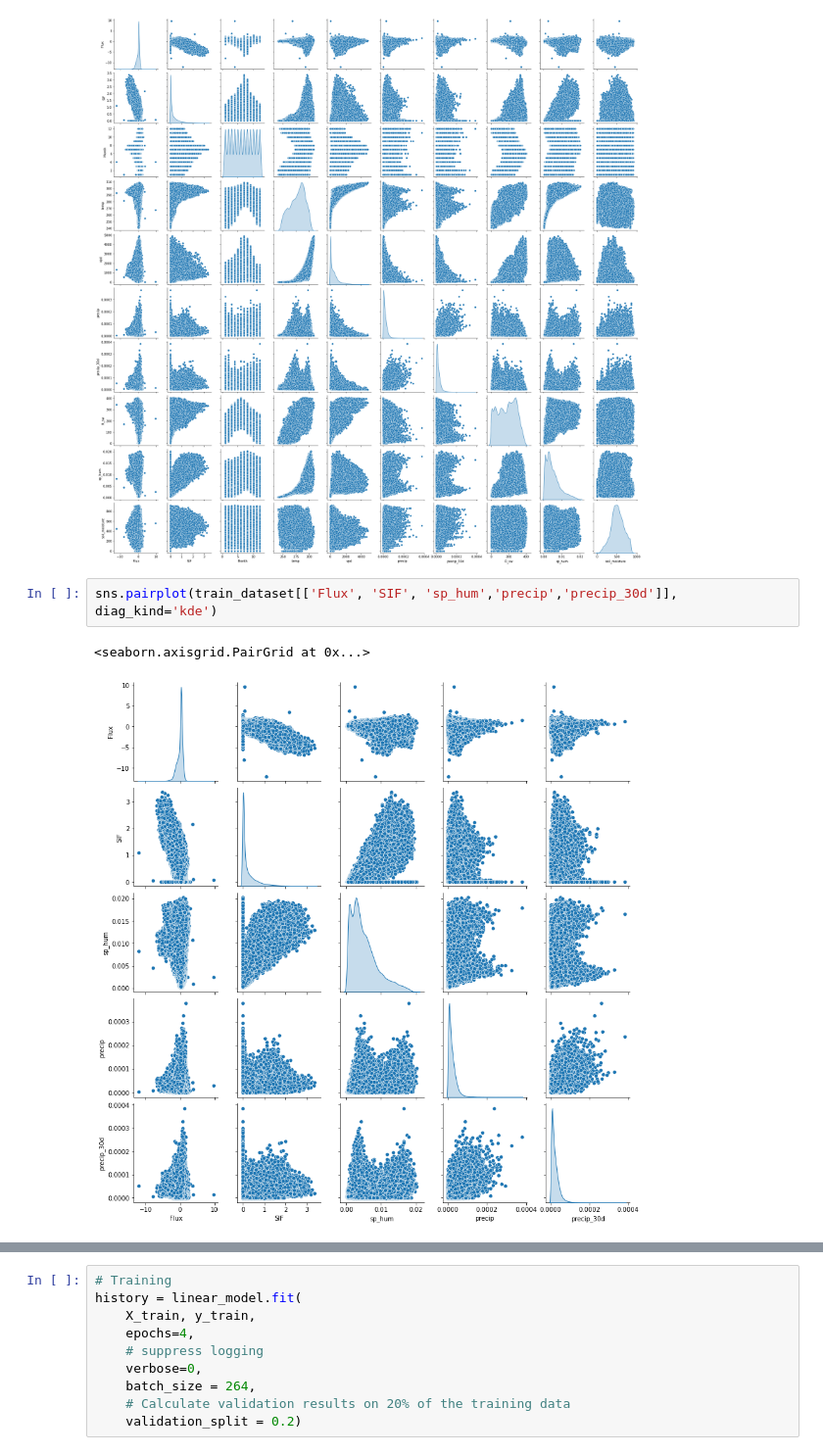
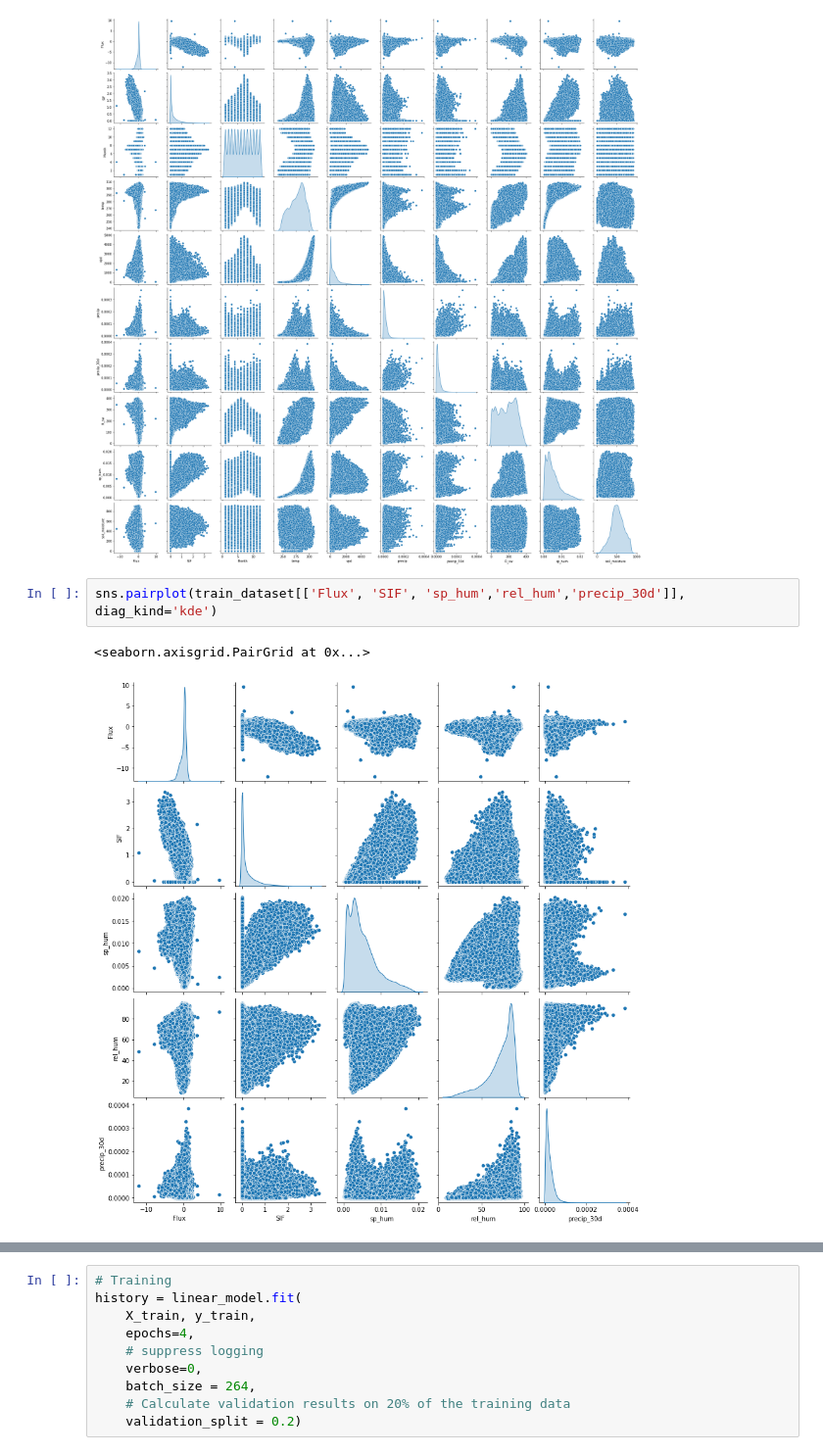
Before and after one commit to ypshiga/Neural_tutorial, a Jupyter notebook: NN_sandbox.ipynb, the cells around one changed output, grey strips where cells are left out. Shown at 98% size. Cells and saved outputs as stored; diff of their text form.

```diff
--- a/NN_sandbox.ipynb
+++ b/NN_sandbox.ipynb
@@ -474,10 +490,10 @@ sns.pairplot(train_dataset[['Flux', 'SIF', 'Month', 'temp','vpd','precip','preci
 <seaborn.axisgrid.PairGrid at 0x...>
 [figure]
 # %%
-sns.pairplot(train_dataset[['Flux', 'SIF', 'sp_hum','precip','precip_30d']], diag_kind='kde')
+sns.pairplot(train_dataset[['Flux', 'SIF', 'sp_hum','rel_hum','precip_30d']], diag_kind='kde')
 # %% [output]
 <seaborn.axisgrid.PairGrid at 0x...>
-[figure, old version]
+[figure, new version]
 # %%
 # Split into Train and test
 # Then transform
```
Also changed, not shown: parts of 24 cells of this notebook.
